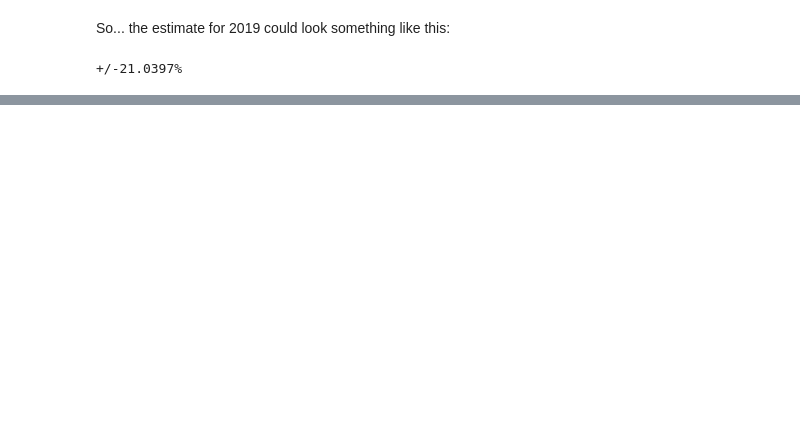
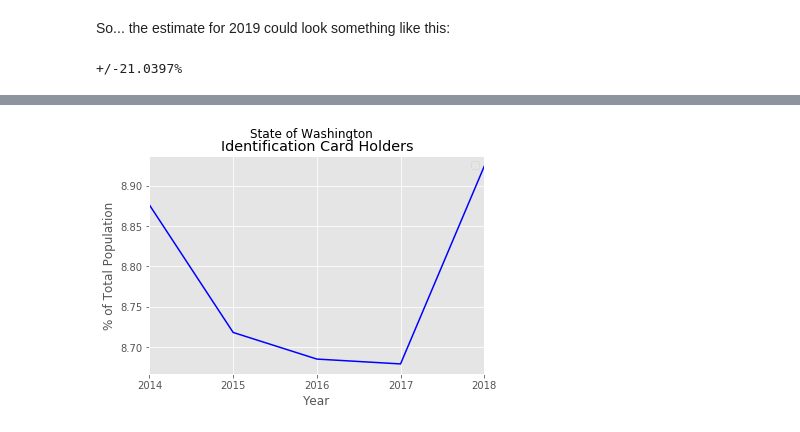
Before and after one commit to skipper0802arty/rootedinrights, a Jupyter notebook: Answering_Questions.ipynb, the cells around one changed output, grey strips where cells are left out. Drawn from its saved outputs; the diff is of its cells as text; code cells hidden in the pictures; blank space fills up the shorter version.

```diff
--- a/Answering_Questions.ipynb
+++ b/Answering_Questions.ipynb
@@ -326,0 +398,16 @@ Data source:
+# %%
+# Plot the line for identification card holders
+df_snapshot[['ID_%']].plot(c='blue')
+
+# Set some items
+plt.title("Identification Card Holders")
+plt.suptitle('State of Washington')
+plt.xlabel('Year')
+plt.ylabel('% of Total Population')
+plt.xticks([2014,2015,2016,2017,2018])
+plt.legend([])    # loc='lower left'
+
+# Show the plot
+plt.show()
+# %% [output]
+[figure, added]
```
Also changed, not shown: parts of 12 cells of this notebook.
